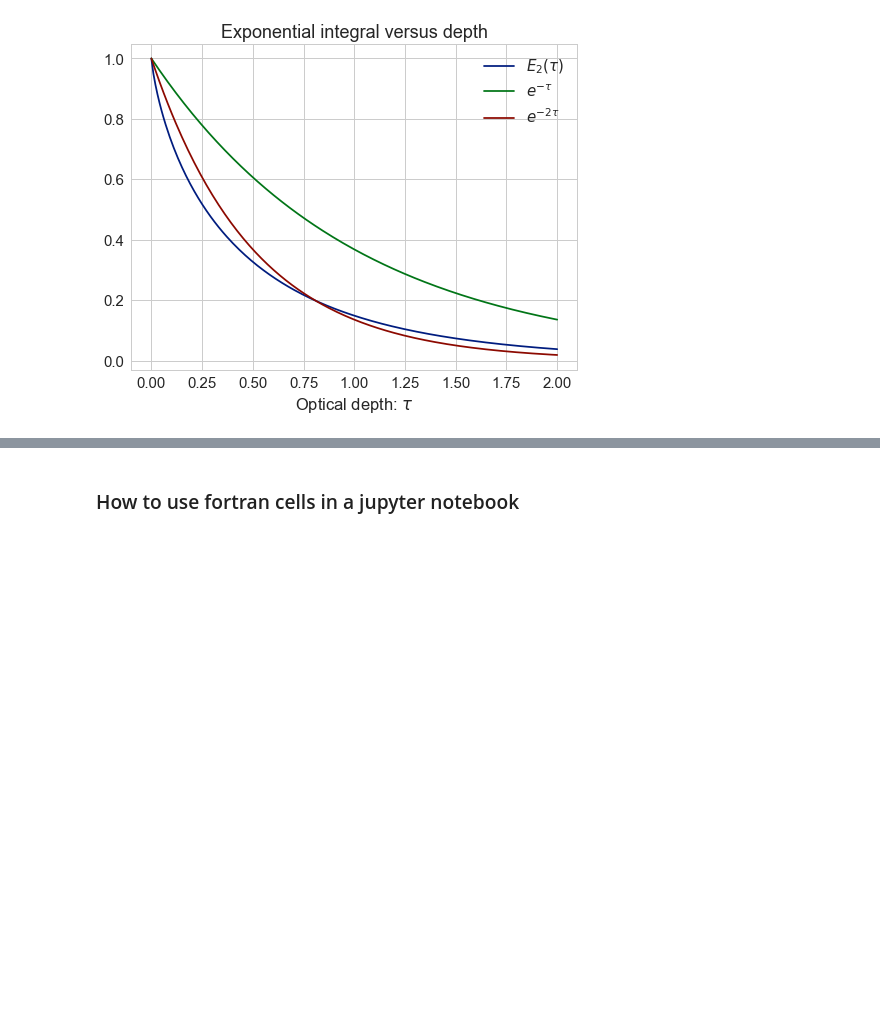
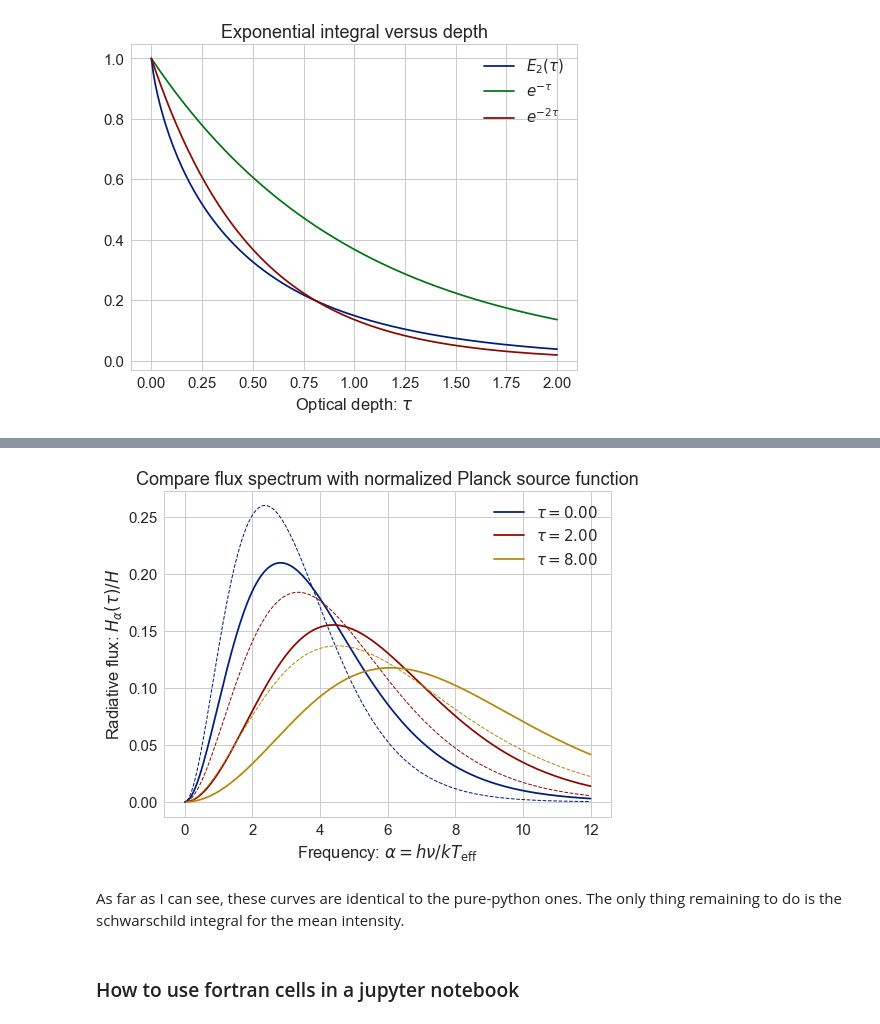
Before and after one commit to deprecated/grey-atmosphere, a Jupyter notebook: Fortran implementation of grey atmosphere.ipynb, the cells around one changed output, grey strips where cells are left out. Drawn from its saved outputs; the diff is of its cells as text; code cells hidden in the pictures; blank space fills up the shorter version.

```diff
--- a/Fortran implementation of grey atmosphere.ipynb
+++ b/Fortran implementation of grey atmosphere.ipynb
@@ -197,3 +129,20 @@ None
+# %%
+fig, ax = plt.subplots(1, 1)
+colors = 'bry'
+for tau, H, color in zip(taus[::2], Hlist[::2], colors):
+    ax.plot(alpha_pts, H, c=color,
+            label=r'$\tau = {:.2f}$'.format(tau))
+    B = fm_p(tau)**4 * fm_planck(alpha_pts, tau)
+    ax.plot(alpha_pts, B, lw=1, ls='--', c=color, label=None)
+ax.legend()
+ax.set_xlabel(alpha_label)
+ax.set_ylabel(flux_label)
+ax.set_title('Compare flux spectrum with normalized Planck source function')
+None
+# %% [output]
+[figure, added]
+# %% [markdown]
+As far as I can see, these curves are identical to the pure-python ones.  The only thing remaining to do is the schwarschild integral for the mean intensity.
 # %% [markdown]
 ### How to use fortran cells in a jupyter notebook
 # %% [markdown]
```
Also changed, not shown: parts of 20 cells of this notebook, 24 other files.
